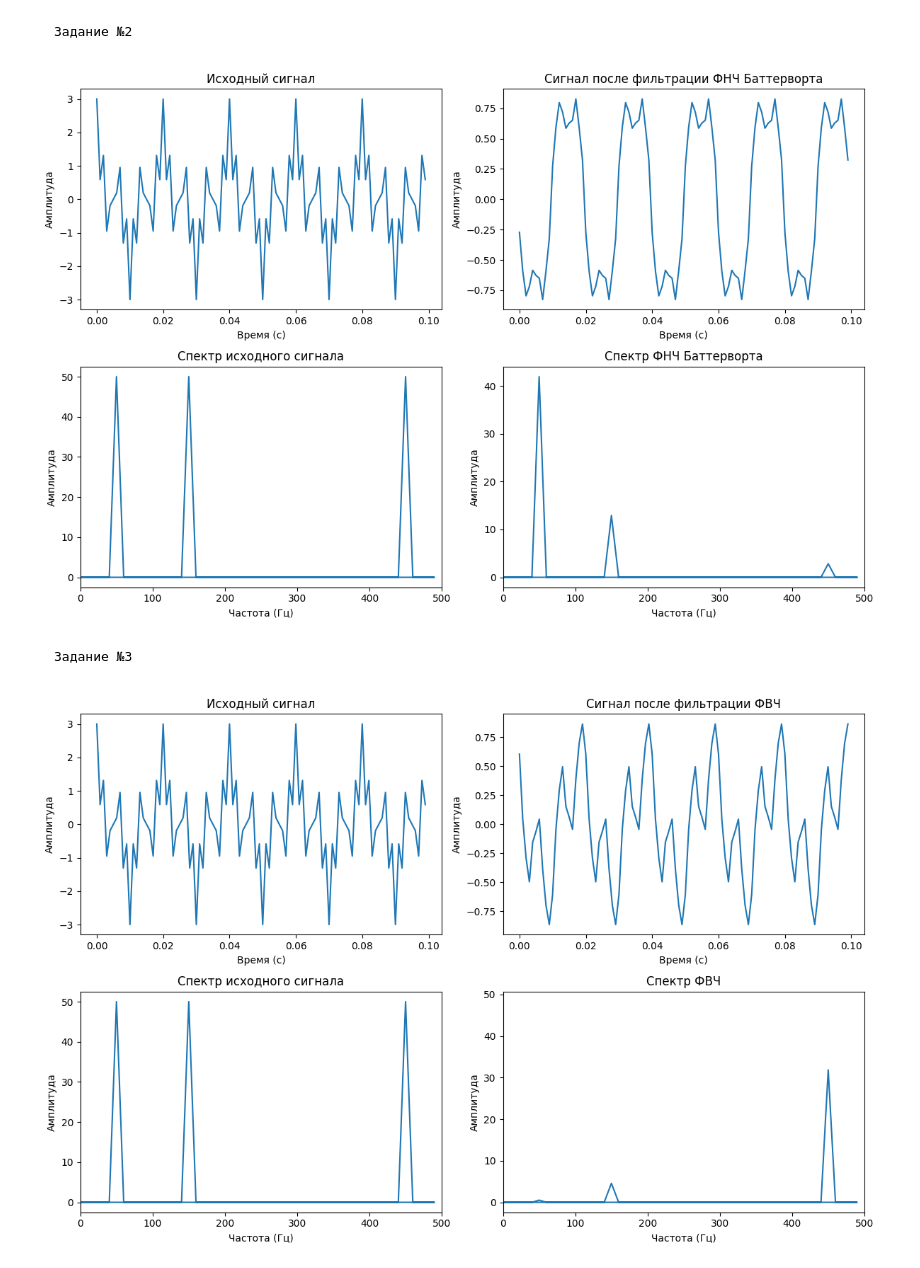
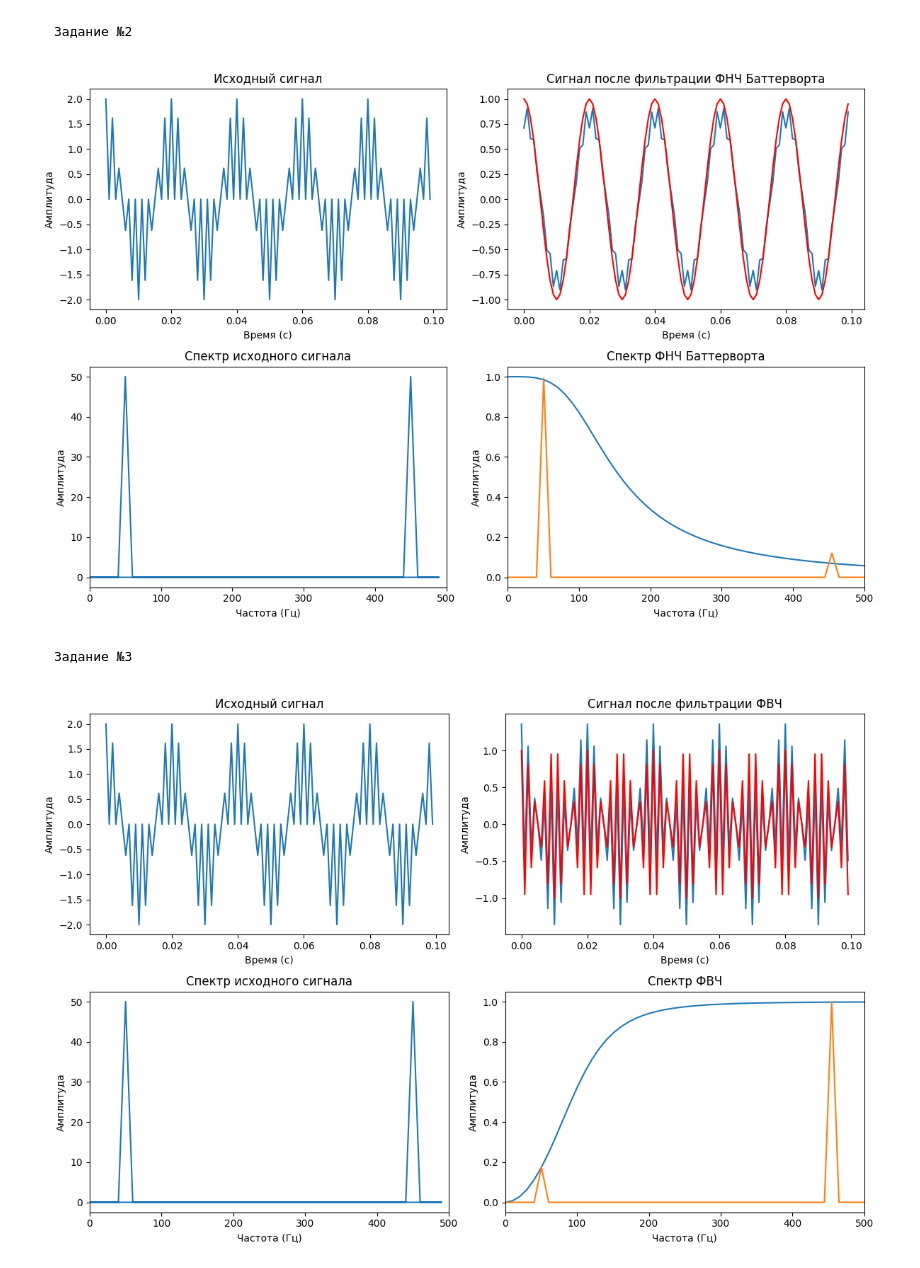
Before and after one commit to kvasik3000/Digital_Signals, a Jupyter notebook: Lab_4/Lab4.ipynb, the cells around one changed output. Drawn from its saved outputs; the diff is of its cells as text; code cells hidden in the pictures.

```diff
--- a/Lab_4/Lab4.ipynb
+++ b/Lab_4/Lab4.ipynb
@@ -17,15 +18,15 @@ import matplotlib.pyplot as plt
 # Создаем сигнал
 fs = 1000  #Гц
 t = np.linspace(0, 0.1, int(fs * 0.1), endpoint=False) # Временная шкала 1 секунда
-signal = np.cos(2 * np.pi * 50 * t) + np.cos(2 * np.pi * 150 * t) + np.cos(2 * np.pi * 450 * t)
+signal_cos = np.cos(2 * np.pi * 50 * t) + 0*np.cos(2 * np.pi * 150 * t) + np.cos(2 * np.pi * 450 * t)
 
-fft_result = np.fft.fft(signal)
+fft_result = np.fft.fft(signal_cos)
 fft_freqs = np.fft.fftfreq(len(fft_result), 1 / fs)
-signal_spectrum = np.abs(np.fft.fft(signal))
+signal_spectrum = np.abs(np.fft.fft(signal_cos))
 
 plt.figure(figsize=(12, 6))
 plt.subplot(2,1,1)
-plt.plot(t, signal)
+plt.plot(t, signal_cos)
 plt.title('Сигнал косинуса с частотами 50 Гц и 150 Гц и 450 Гц')
 plt.xlabel('Время (секунды)')
 plt.ylabel('Амплитуда')
@@ -49,12 +50,15 @@ plt.show()
 # %%
 # Создаем ФНЧ Баттерворта
 wc = 120  # Частота среза фильтра (в Гц)
-w = np.linspace(0, 2 * wc, len(t))  # Массив частот такой же длины, как и сигнал
-H = wc**2 / (-1j * 2 * np.sqrt(2) * wc * fft_freqs - fft_freqs**2 + 1)
-
+w = np.linspace(0, 1000, len(t))  # Массив частот такой же длины, как и сигнал
+# H = wc**2 / (-1j * 2 * np.sqrt(2) * wc * fft_freqs - fft_freqs**2 + wc**2)
+# H = 1 / (1 + (w / wc)**(2 * 0.1))
+def butterwort_low(w, wc):
+  return wc**2 / ((-w**2) + (1j) * np.sqrt(2)*wc*w + wc**2)
+H = butterwort_low(w,wc)
 # Применяем фильтр к сигналу в частотной области
-filtered_signal = np.fft.ifft(np.fft.fft(signal) * H)
-
+filtered_signal = np.fft.ifft(np.fft.fft(signal_cos) * (H+H[::-1]))
+signal50 = np.cos(2 * np.pi * 50 * t)
 # Вычисляем спектр фильтра Баттерворта
 filter_spectrum = np.abs(H)
 
@@ -63,7 +67,7 @@ plt.figure(figsize=(12, 8))
 
 # Подграфик 1: Исходный сигнал
 plt.subplot(2, 2, 1)
-plt.plot(t, signal)
+plt.plot(t, signal_cos)
 plt.xlabel('Время (с)')
 plt.ylabel('Амплитуда')
 plt.title('Исходный сигнал')
@@ -71,6 +75,7 @@ plt.title('Исходный сигнал')
 # Подграфик 2: Отфильтрованный сигнал
 plt.subplot(2, 2, 2)
 plt.plot(t, filtered_signal)
+plt.plot(t,signal50,color = "red")
 plt.xlabel('Время (с)')
 plt.ylabel('Амплитуда')
 plt.title('Сигнал после фильтрации ФНЧ Баттерворта')
@@ -85,7 +90,9 @@ plt.xlim(0,500)
 
 # Подграфик 4: Спектр ФНЧ Баттерворта
 plt.subplot(2, 2, 4)
-plt.plot(np.fft.fftfreq(len(t), 1 / fs), np.abs(np.fft.fft(filtered_signal)))
+plt.plot(w,abs(H))
+# plt.plot(np.fft.fftfreq(len(t), 1 / fs), np.abs(np.fft.fft(filtered_signal)))
+plt.plot(w,np.abs(np.fft.fft(filtered_signal))/np.max(np.abs(np.fft.fft(filtered_signal))))
 plt.xlabel('Частота (Гц)')
 plt.ylabel('Амплитуда')
 plt.title('Спектр ФНЧ Баттерворта')
@@ -94,4 +101,4 @@ plt.xlim(0,500)
 plt.tight_layout()
 plt.show()
 # %% [output]
-[figure, old version]
+[figure, new version]
@@ -103,8 +113,8 @@ plt.show()
 H = w**2 / ((-wc**2) + 1j*np.sqrt(2) * wc * w + w**2)
 
 # Применяем фильтр к сигналу в частотной области
-filtered_signal = np.fft.ifft(np.fft.fft(signal) * H)
-
+filtered_signal = np.fft.ifft(np.fft.fft(signal_cos) * H)
+signal450 = np.cos(2 * np.pi * 450 * t)
 # Вычисляем спектр фильтра Баттерворта
 filter_spectrum = np.abs(H)
 
@@ -113,35 +123,38 @@ plt.figure(figsize=(12, 8))
 
 # Подграфик 1: Исходный сигнал
 plt.subplot(2, 2, 1)
-plt.plot(t, signal)
+plt.plot(t, signal_cos)
 plt.xlabel('Время (с)')
 plt.ylabel('Амплитуда')
 plt.title('Исходный сигнал')
 
 # Подграфик 2: Отфильтрованный сигнал
 plt.subplot(2, 2, 2)
 plt.plot(t, filtered_signal)
+plt.plot(t,signal450,color = "red")
 plt.xlabel('Время (с)')
 plt.ylabel('Амплитуда')
 plt.title('Сигнал после фильтрации ФВЧ')
 
 # Подграфик 3: Спектр исходного сигнала
 plt.subplot(2, 2, 3)
 plt.plot(np.fft.fftfreq(len(t), 1 / fs), signal_spectrum)
 plt.xlabel('Частота (Гц)')
 plt.ylabel('Амплитуда')
 plt.title('Спектр исходного сигнала')
 plt.xlim(0,500)
 
 # Подграфик 4: Спектр ФНЧ Баттерворта
 plt.subplot(2, 2, 4)
-plt.plot(np.fft.fftfreq(len(t), 1 / fs), np.abs(np.fft.fft(filtered_signal)))
+plt.plot(w,abs(H))
+# plt.plot(np.fft.fftfreq(len(t), 1 / fs), np.abs(np.fft.fft(filtered_signal)))
+plt.plot(w,np.abs(np.fft.fft(filtered_signal))/np.max(np.abs(np.fft.fft(filtered_signal))))
 plt.xlabel('Частота (Гц)')
 plt.ylabel('Амплитуда')
 plt.title('Спектр ФВЧ')
 plt.xlim(0,500)
 
 plt.tight_layout()
 plt.show()
 # %% [output]
-[figure, old version]
+[figure, new version]
```
Also changed, not shown: parts of 3 cells of this notebook.
